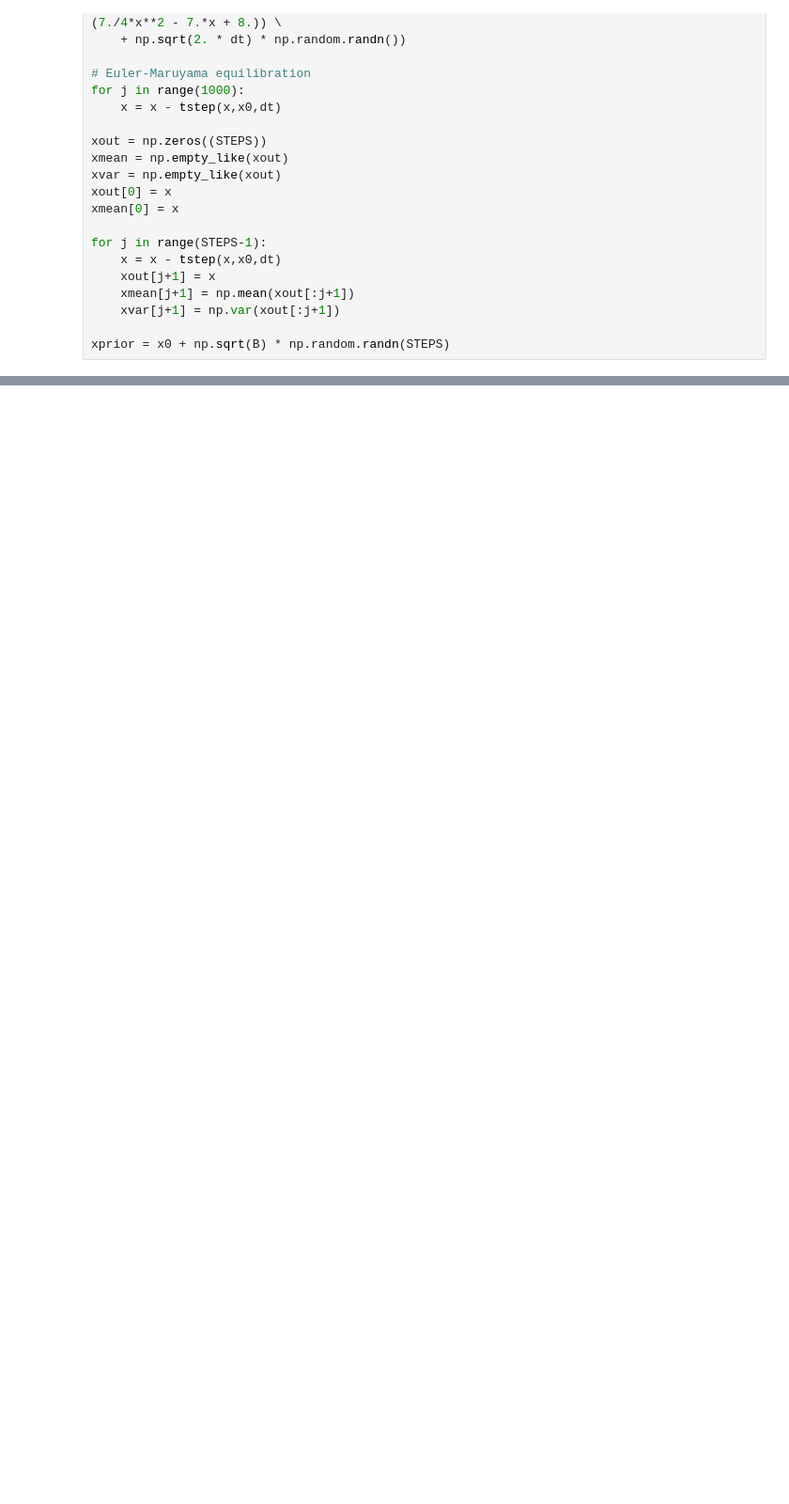
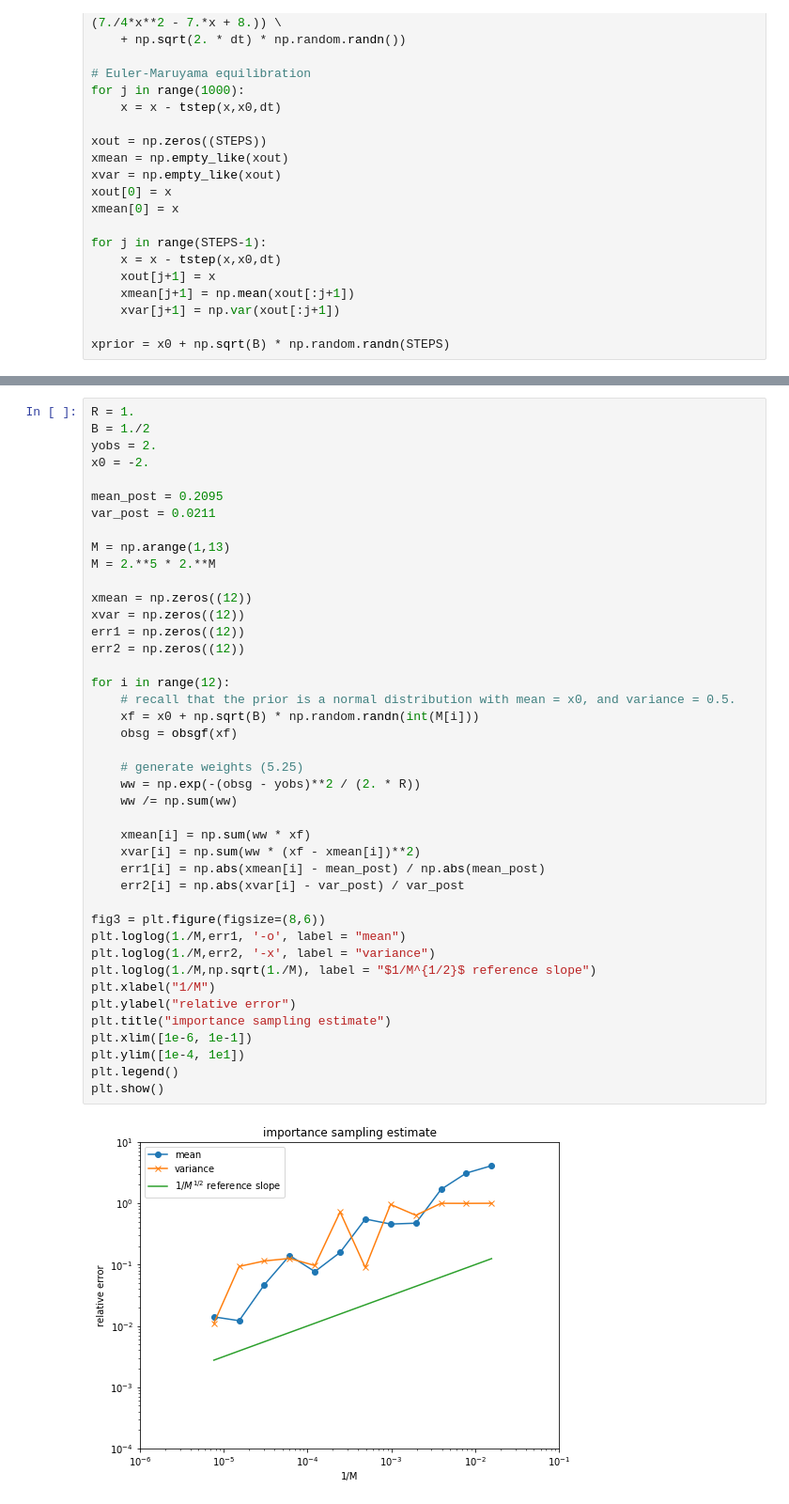
Before and after one commit to ray-chew/probabilistic_forecasting_examples, a Jupyter notebook: Chapter 5.ipynb, the cells around one changed output, grey strips where cells are left out. Shown at 94% size. Drawn from its saved outputs; the diff is of its cells as text; blank space fills up the shorter version.

```diff
--- a/Chapter 5.ipynb
+++ b/Chapter 5.ipynb
@@ -180,0 +183,44 @@ plt.show()
+# %%
+R = 1.
+B = 1./2
+yobs = 2.
+x0 = -2.
+
+mean_post = 0.2095
+var_post = 0.0211
+
+M = np.arange(1,13)
+M = 2.**5 * 2.**M
+
+xmean = np.zeros((12))
+xvar = np.zeros((12))
+err1 = np.zeros((12))
+err2 = np.zeros((12))
+
+for i in range(12):
+    # recall that the prior is a normal distribution with mean = x0, and variance = 0.5.
+    xf = x0 + np.sqrt(B) * np.random.randn(int(M[i]))
+    obsg = obsgf(xf)
+
+    # generate weights (5.25)
+    ww = np.exp(-(obsg - yobs)**2 / (2. * R))
+    ww /= np.sum(ww)
+
+    xmean[i] = np.sum(ww * xf)
+    xvar[i] = np.sum(ww * (xf - xmean[i])**2)
+    err1[i] = np.abs(xmean[i] - mean_post) / np.abs(mean_post)
+    err2[i] = np.abs(xvar[i] - var_post) / var_post
+
+fig3 = plt.figure(figsize=(8,6))
+plt.loglog(1./M,err1, '-o', label = "mean")
+plt.loglog(1./M,err2, '-x', label = "variance")
+plt.loglog(1./M,np.sqrt(1./M), label = "$1/M^{1/2}$ reference slope")
+plt.xlabel("1/M")
+plt.ylabel("relative error")
+plt.title("importance sampling estimate")
+plt.xlim([1e-6, 1e-1])
+plt.ylim([1e-4, 1e1])
+plt.legend()
+plt.show()
+# %% [output]
+[figure, added]
```
Also changed, not shown: parts of 3 cells of this notebook.
